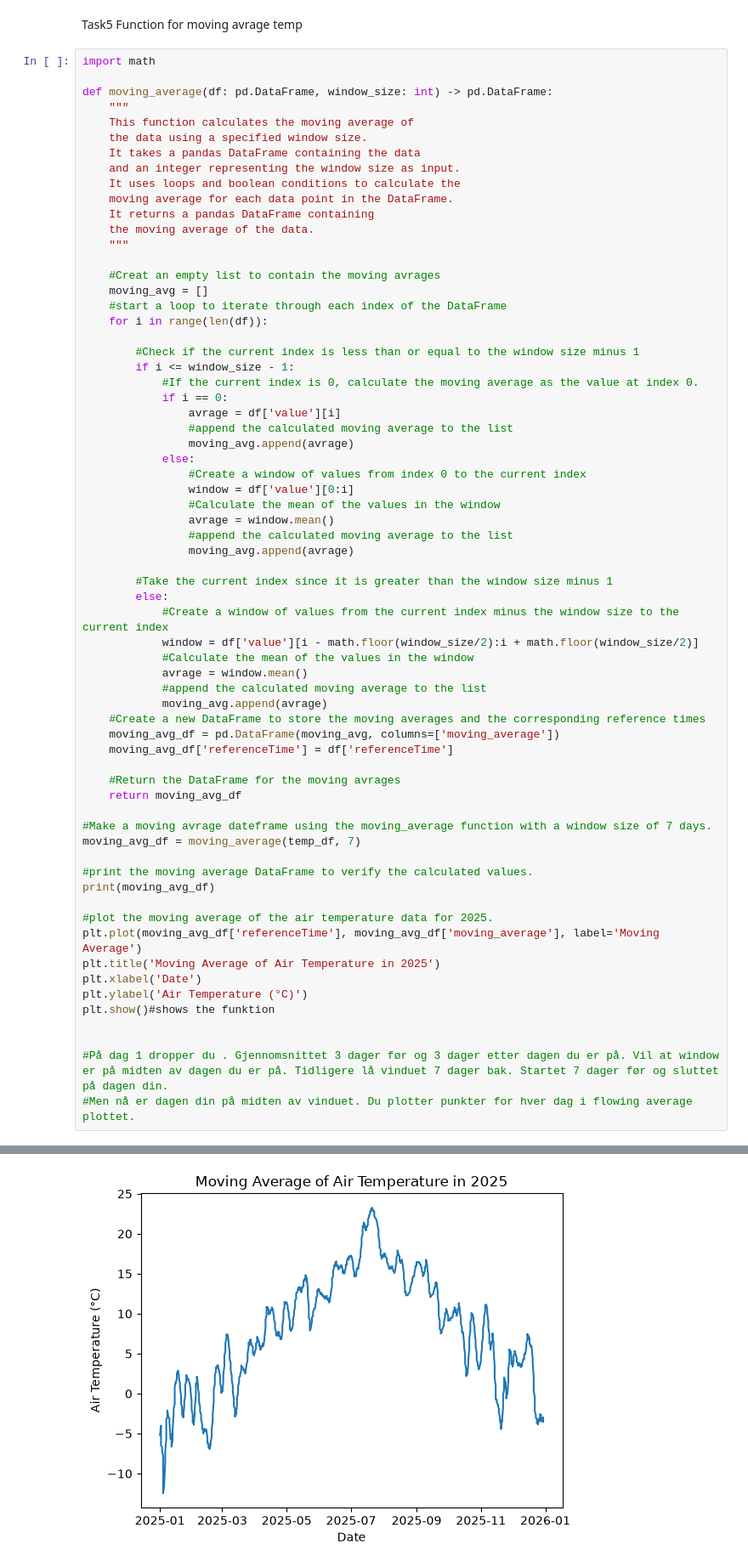
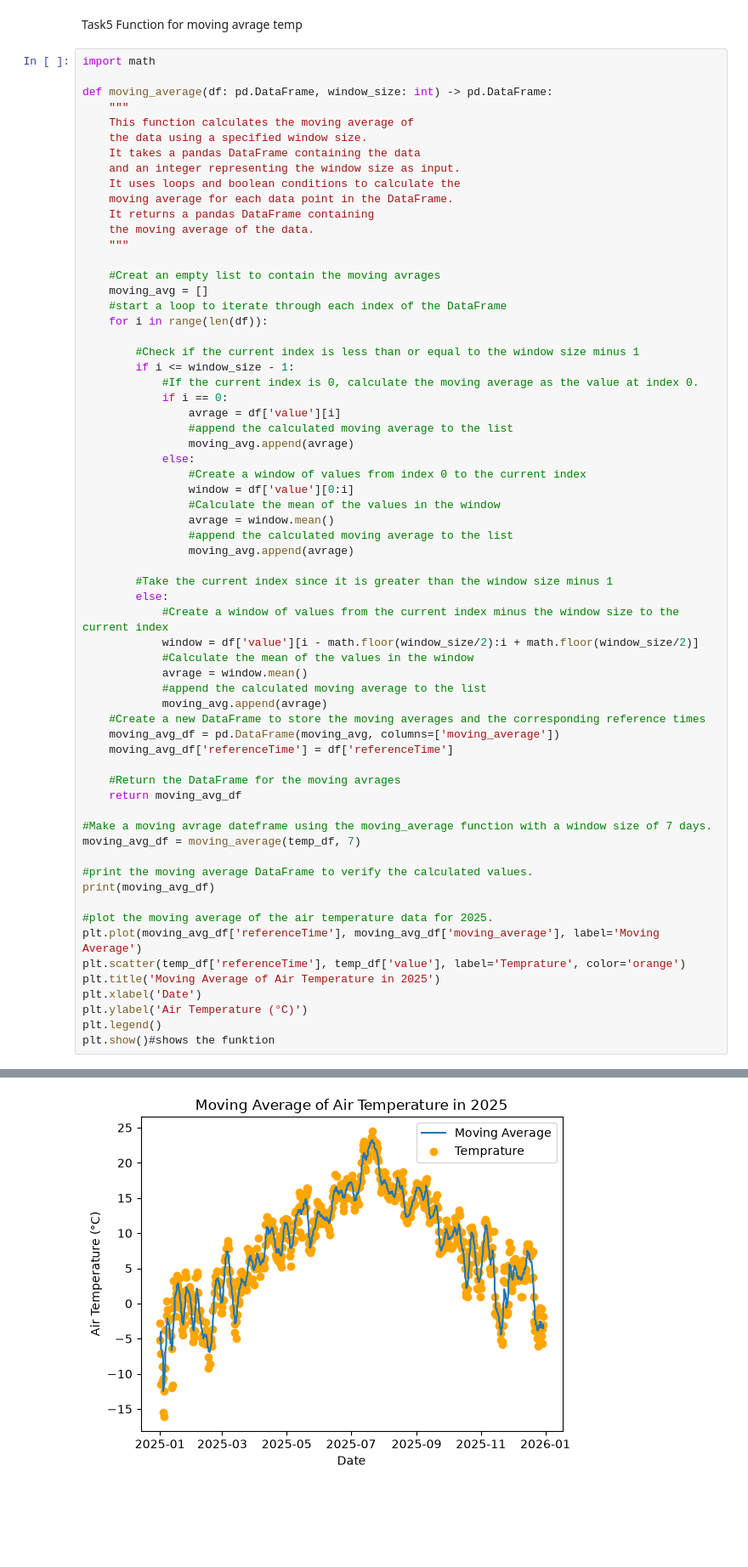
Before and after one commit to adriannv22/Inf201_deliverabal1, a Jupyter notebook: inf201_deliverabel_1.ipynb, the cells around one changed output, grey strips where cells are left out. Shown at 85% size. Drawn from its saved outputs; the diff is of its cells as text; blank space fills up the shorter version.

```diff
--- a/inf201_deliverabel_1.ipynb
+++ b/inf201_deliverabel_1.ipynb
@@ -375,35 +388,33 @@ def moving_average(df: pd.DataFrame, window_size: int) -> pd.DataFrame:
     #Return the DataFrame for the moving avrages
     return moving_avg_df
 
 #Make a moving avrage dateframe using the moving_average function with a window size of 7 days.
 moving_avg_df = moving_average(temp_df, 7)
 
 #print the moving average DataFrame to verify the calculated values.
 print(moving_avg_df)
 
 #plot the moving average of the air temperature data for 2025.
 plt.plot(moving_avg_df['referenceTime'], moving_avg_df['moving_average'], label='Moving Average')
+plt.scatter(temp_df['referenceTime'], temp_df['value'], label='Temprature', color='orange')
 plt.title('Moving Average of Air Temperature in 2025')
 plt.xlabel('Date')
 plt.ylabel('Air Temperature (°C)')
+plt.legend()
 plt.show()#shows the funktion
-
-
-#På dag 1 dropper du . Gjennomsnittet 3 dager før og 3 dager etter dagen du er på. Vil at window er på midten av dagen du er på. Tidligere lå vinduet 7 dager bak. Startet 7 dager før og sluttet på dagen din.
-#Men nå er dagen din på midten av vinduet. Du plotter punkter for hver dag i flowing average plottet.
 # %% [output]
      moving_average             referenceTime
 0         -5.200000 2025-01-01 00:00:00+00:00
 1         -5.200000 2025-01-01 00:00:00+00:00
 2         -4.000000 2025-01-02 00:00:00+00:00
 3         -6.500000 2025-01-02 00:00:00+00:00
 4         -6.675000 2025-01-03 00:00:00+00:00
 ..              ...                       ...
 723       -3.083333 2025-12-28 00:00:00+00:00
 724       -3.483333 2025-12-29 00:00:00+00:00
 725       -3.233333 2025-12-29 00:00:00+00:00
 726       -2.960000 2025-12-30 00:00:00+00:00
 727       -3.525000 2025-12-30 00:00:00+00:00
 
 [728 rows x 2 columns]
-[figure, old version]
+[figure, new version]
```
Also changed, not shown: parts of 7 cells of this notebook.
